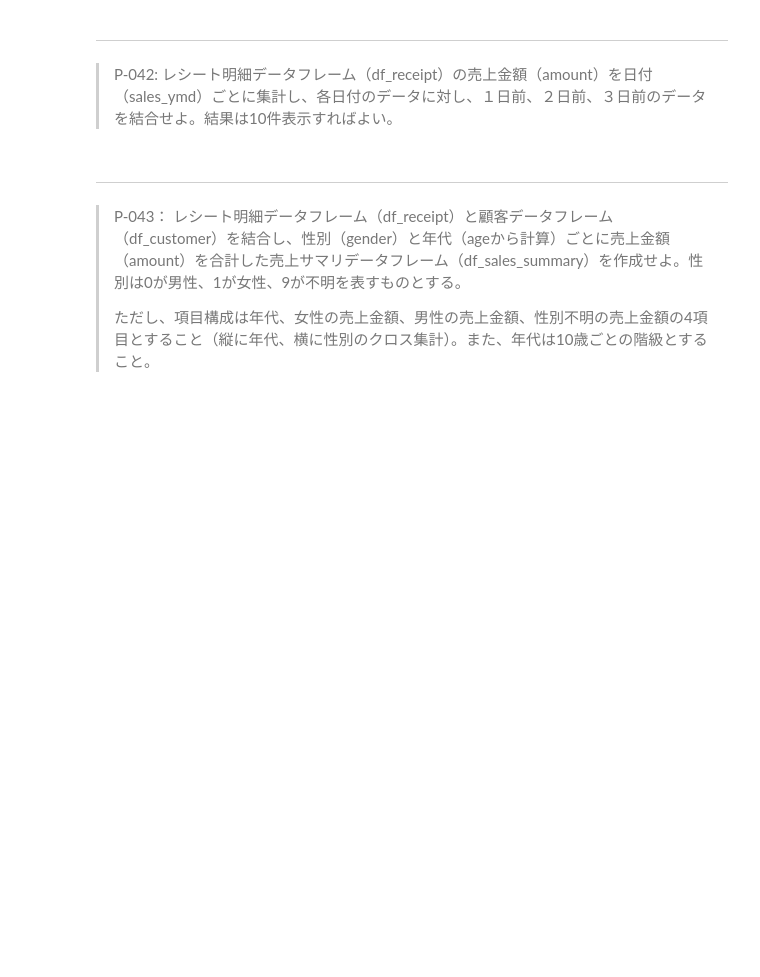
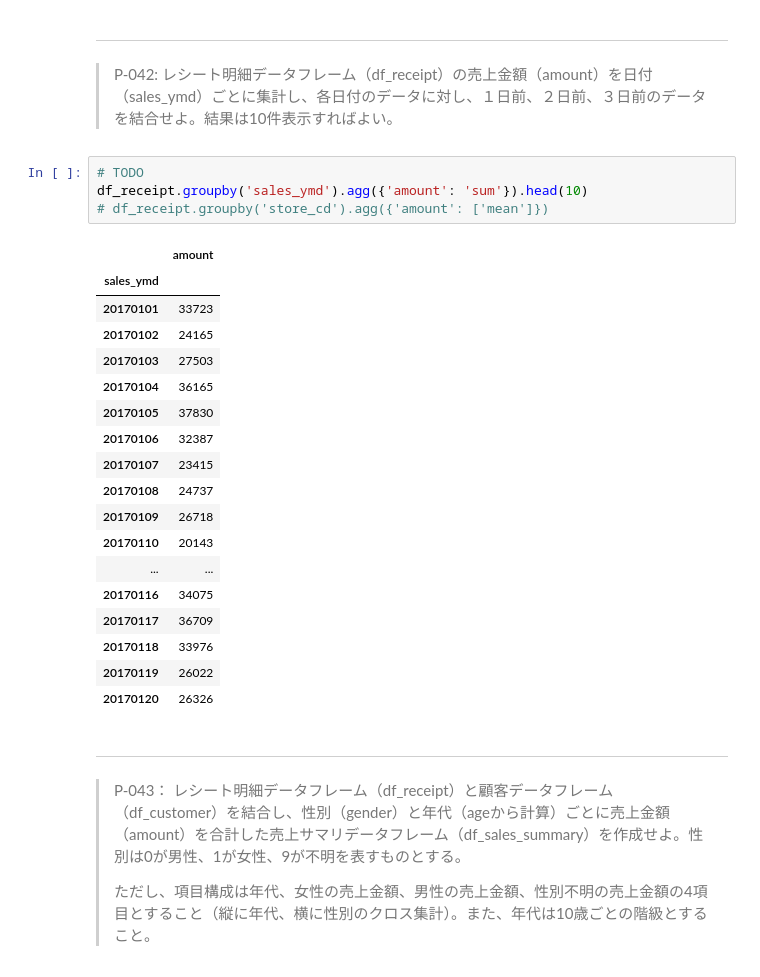
Before and after one commit to iii-source/practice_100, a Jupyter notebook: docker/work/preprocess_knock_Python.ipynb, the cells around one changed output. Drawn from its saved outputs; the diff is of its cells as text; blank space fills up the shorter version.

```diff
--- a/docker/work/preprocess_knock_Python.ipynb
+++ b/docker/work/preprocess_knock_Python.ipynb
@@ -838,6 +838,29 @@ df_tmp.head(10)
 # %% [markdown]
 ---
 > P-042: レシート明細データフレーム（df_receipt）の売上金額（amount）を日付（sales_ymd）ごとに集計し、各日付のデータに対し、１日前、２日前、３日前のデータを結合せよ。結果は10件表示すればよい。
+# %%
+# TODO
+df_receipt.groupby('sales_ymd').agg({'amount': 'sum'}).head(10)
+# df_receipt.groupby('store_cd').agg({'amount': ['mean']})
+# %% [output]
+|  | amount |
+| sales_ymd |  |
+| 20170101 | 33723 |
+| 20170102 | 24165 |
+| 20170103 | 27503 |
+| 20170104 | 36165 |
+| 20170105 | 37830 |
+| 20170106 | 32387 |
+| 20170107 | 23415 |
+| 20170108 | 24737 |
+| 20170109 | 26718 |
+| 20170110 | 20143 |
+| ... | ... |
+| 20170116 | 34075 |
+| 20170117 | 36709 |
+| 20170118 | 33976 |
+| 20170119 | 26022 |
+| 20170120 | 26326 |
 # %% [markdown]
 ---
 > P-043： レシート明細データフレーム（df_receipt）と顧客データフレーム（df_customer）を結合し、性別（gender）と年代（ageから計算）ごとに売上金額（amount）を合計した売上サマリデータフレーム（df_sales_summary）を作成せよ。性別は0が男性、1が女性、9が不明を表すものとする。
```
